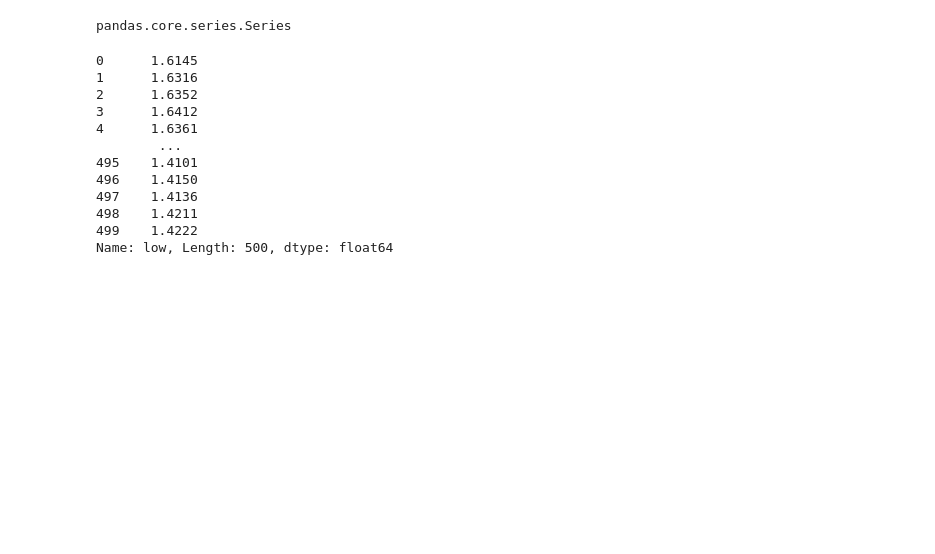
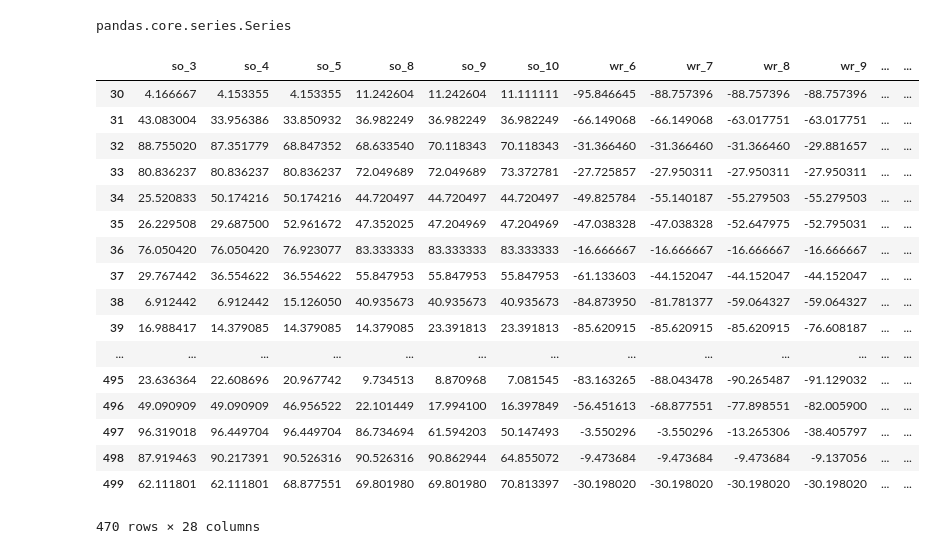
Before and after one commit to pikasean/LSTM, a Jupyter notebook: core.ipynb, the cells around one changed output. Cells and saved outputs as stored; diff of their text form; code cells hidden in the pictures; blank space fills up the shorter version.

```diff
--- a/core.ipynb
+++ b/core.ipynb
@@ -174,17 +175,23 @@ pandas.core.series.Series
 # %%
 feature_matrix=df.drop(columns=['date','open','high','low','close','wclose','delta'])
 # %%
-feature_matrix['low']
+feature_matrix
 # %% [output]
+|  | so_3 | so_4 | so_5 | so_8 | so_9 | so_10 | wr_6 | wr_7 | wr_8 | wr_9 | ... | ... |
+| 30 | 4.166667 | 4.153355 | 4.153355 | 11.242604 | 11.242604 | 11.111111 | -95.846645 | -88.757396 | -88.757396 | -88.757396 | ... | ... |
+| 31 | 43.083004 | 33.956386 | 33.850932 | 36.982249 | 36.982249 | 36.982249 | -66.149068 | -66.149068 | -63.017751 | -63.017751 | ... | ... |
+| 32 | 88.755020 | 87.351779 | 68.847352 | 68.633540 | 70.118343 | 70.118343 | -31.366460 | -31.366460 | -31.366460 | -29.881657 | ... | ... |
+| 33 | 80.836237 | 80.836237 | 80.836237 | 72.049689 | 72.049689 | 73.372781 | -27.725857 | -27.950311 | -27.950311 | -27.950311 | ... | ... |
+| 34 | 25.520833 | 50.174216 | 50.174216 | 44.720497 | 44.720497 | 44.720497 | -49.825784 | -55.140187 | -55.279503 | -55.279503 | ... | ... |
+| 35 | 26.229508 | 29.687500 | 52.961672 | 47.352025 | 47.204969 | 47.204969 | -47.038328 | -47.038328 | -52.647975 | -52.795031 | ... | ... |
+| 36 | 76.050420 | 76.050420 | 76.923077 | 83.333333 | 83.333333 | 83.333333 | -16.666667 | -16.666667 | -16.666667 | -16.666667 | ... | ... |
+| 37 | 29.767442 | 36.554622 | 36.554622 | 55.847953 | 55.847953 | 55.847953 | -61.133603 | -44.152047 | -44.152047 | -44.152047 | ... | ... |
+| 38 | 6.912442 | 6.912442 | 15.126050 | 40.935673 | 40.935673 | 40.935673 | -84.873950 | -81.781377 | -59.064327 | -59.064327 | ... | ... |
+| 39 | 16.988417 | 14.379085 | 14.379085 | 14.379085 | 23.391813 | 23.391813 | -85.620915 | -85.620915 | -85.620915 | -76.608187 | ... | ... |
+| ... | ... | ... | ... | ... | ... | ... | ... | ... | ... | ... | ... | ... |
+| 495 | 23.636364 | 22.608696 | 20.967742 | 9.734513 | 8.870968 | 7.081545 | -83.163265 | -88.043478 | -90.265487 | -91.129032 | ... | ... |
+| 496 | 49.090909 | 49.090909 | 46.956522 | 22.101449 | 17.994100 | 16.397849 | -56.451613 | -68.877551 | -77.898551 | -82.005900 | ... | ... |
+| 497 | 96.319018 | 96.449704 | 96.449704 | 86.734694 | 61.594203 | 50.147493 | -3.550296 | -3.550296 | -13.265306 | -38.405797 | ... | ... |
+| 498 | 87.919463 | 90.217391 | 90.526316 | 90.526316 | 90.862944 | 64.855072 | -9.473684 | -9.473684 | -9.473684 | -9.137056 | ... | ... |
+| 499 | 62.111801 | 62.111801 | 68.877551 | 69.801980 | 69.801980 | 70.813397 | -30.198020 | -30.198020 | -30.198020 | -30.198020 | ... | ... |
-0      1.6145
-1      1.6316
-2      1.6352
-3      1.6412
-4      1.6361
-        ...
-495    1.4101
-496    1.4150
-497    1.4136
-498    1.4211
-499    1.4222
-Name: low, Length: 500, dtype: float64
+470 rows × 28 columns
```
Also changed, not shown: parts of 3 cells of this notebook.
